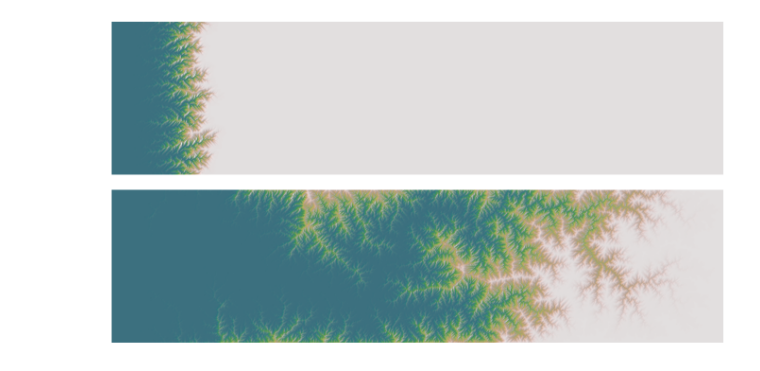
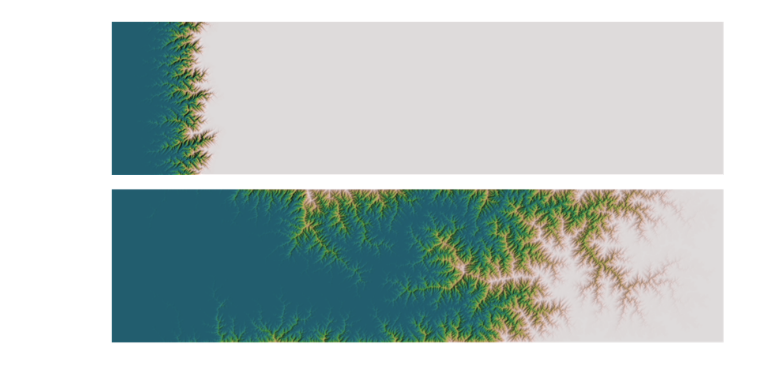
Before and after one commit to fastscape-lem/fastscapelib, a Jupyter notebook: examples/escarpement.ipynb, the cells around one changed output. Cells and saved outputs as stored; diff of their text form; code cells hidden in the pictures.

```diff
--- a/examples/escarpement.ipynb
+++ b/examples/escarpement.ipynb
@@ -52,7 +52,7 @@ escarp = [_,_]
 for i in [0,1]:
     escarp[i] = load(i)
 # %%
-fig, axes = plt.subplots(ncols = 1, nrows = 2, figsize=(22,10))#, dpi = 150)
+fig, axes = plt.subplots(ncols = 1, nrows = 2, figsize=(22,10), dpi = 100)
 
 def rescale(data, vmin = None, vmax = None, clip = False):
     if vmin is None:
@@ -70,32 +70,33 @@ def illum(dem):
     intensity = rescale(hillshade(dem, scale=100.0, azdeg=290.0,altdeg=45.0), vmin = 0, vmax = .8, clip = True)
     alt = rescale(rescale(dem), vmin = -.3, vmax = 1.01)
     #alt = rescale(dem)
-    rgb = plt.cm.gist_earth(alt)
+    rgb = plt.cm.gist_earth(alt)[:,:,:3]
     #return plt.cm.gray(intensity**2)
     return  rgb * intensity[:, :, None]
 
 def show(ax, data):
     axes[ax].imshow(illum(data), vmin = 0.0, vmax = 1.0, interpolation = 'bicubic')
 
     ccmap = (lambda l, h : colors.LinearSegmentedColormap('gray_cm', {
         'red' : ((0,0,l), (1,h,0)),
         'green' : ((0,0,l), (1,h,0)),
         'blue' : ((0,0,l), (1,h,0)),
     })) (0.2, .8)
 
 
 
     #axes[ax].contour(data, cmap = ccmap)
 
     axes[ax].axis('off')
 
 
 for i in [0,1]:
     show(i, escarp[i])
 
 
 
 
 fig.tight_layout()
+plt.savefig("escarp.png")
 # %% [output]
-[figure, old version]
+[figure, new version]
```
Also changed, not shown: 6 other files.
